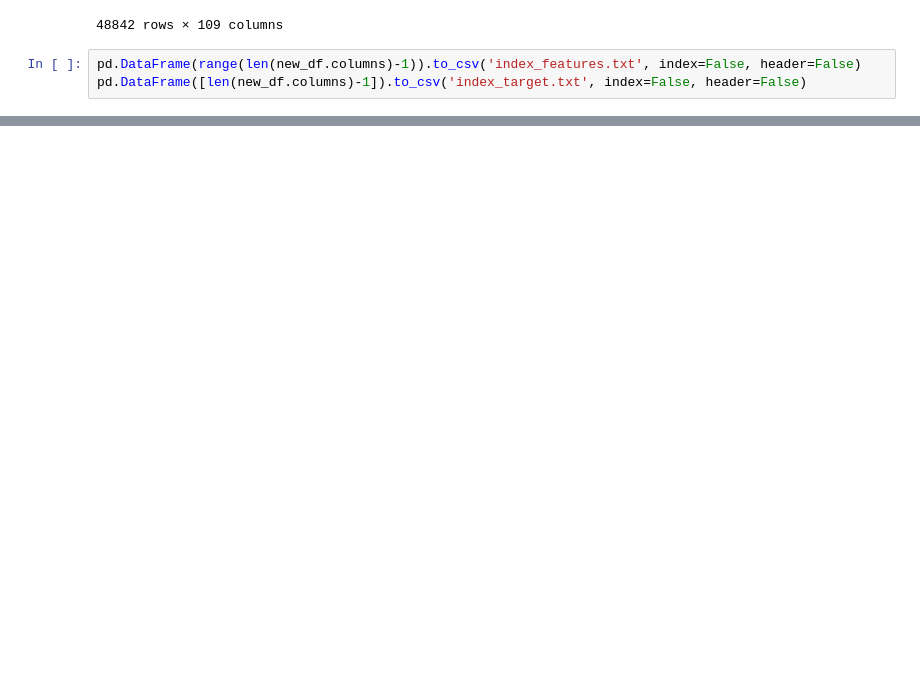
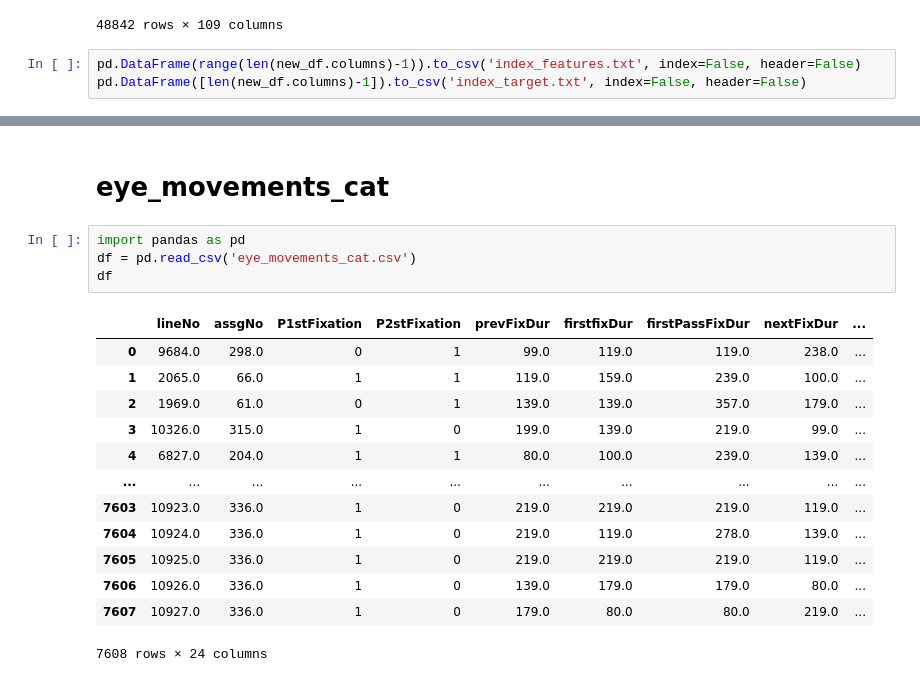
Before and after one commit to tsoudibi/GRAPE, a Jupyter notebook: make_data.ipynb, the cells around one changed output, grey strips where cells are left out. Drawn from its saved outputs; the diff is of its cells as text; blank space fills up the shorter version.

```diff
--- a/make_data.ipynb
+++ b/make_data.ipynb
@@ -43,0 +156,20 @@ pd.DataFrame([len(new_df.columns)-1]).to_csv('index_target.txt', index=False, he
+# %% [markdown]
+# eye_movements_cat
+# %%
+import pandas as pd
+df = pd.read_csv('eye_movements_cat.csv')
+df
+# %% [output]
+|  | lineNo | assgNo | P1stFixation | P2stFixation | prevFixDur | firstfixDur | firstPassFixDur | nextFixDur | ... |
+| 0 | 9684.0 | 298.0 | 0 | 1 | 99.0 | 119.0 | 119.0 | 238.0 | ... |
+| 1 | 2065.0 | 66.0 | 1 | 1 | 119.0 | 159.0 | 239.0 | 100.0 | ... |
+| 2 | 1969.0 | 61.0 | 0 | 1 | 139.0 | 139.0 | 357.0 | 179.0 | ... |
+| 3 | 10326.0 | 315.0 | 1 | 0 | 199.0 | 139.0 | 219.0 | 99.0 | ... |
+| 4 | 6827.0 | 204.0 | 1 | 1 | 80.0 | 100.0 | 239.0 | 139.0 | ... |
+| ... | ... | ... | ... | ... | ... | ... | ... | ... | ... |
+| 7603 | 10923.0 | 336.0 | 1 | 0 | 219.0 | 219.0 | 219.0 | 119.0 | ... |
+| 7604 | 10924.0 | 336.0 | 1 | 0 | 219.0 | 119.0 | 278.0 | 139.0 | ... |
+| 7605 | 10925.0 | 336.0 | 1 | 0 | 219.0 | 219.0 | 219.0 | 119.0 | ... |
+| 7606 | 10926.0 | 336.0 | 1 | 0 | 139.0 | 179.0 | 179.0 | 80.0 | ... |
+| 7607 | 10927.0 | 336.0 | 1 | 0 | 179.0 | 80.0 | 80.0 | 219.0 | ... |
+7608 rows × 24 columns
```
Also changed, not shown: parts of 14 cells of this notebook, 31 other files.
